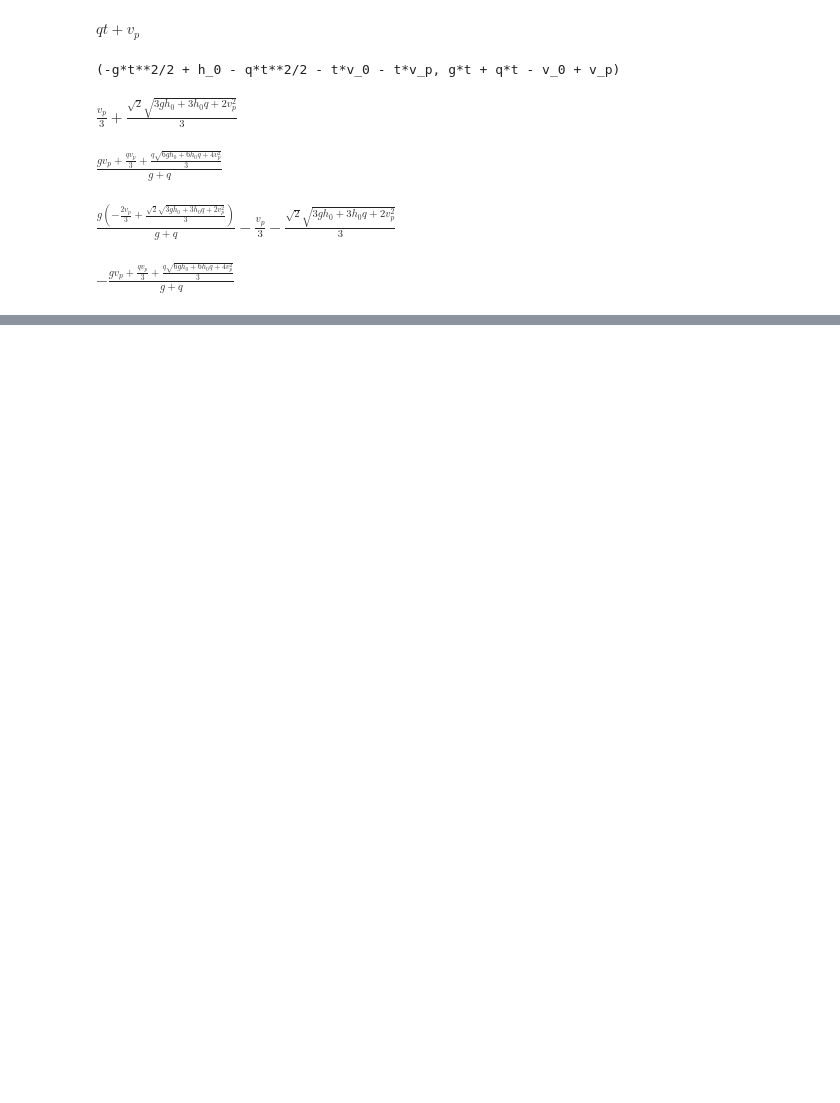
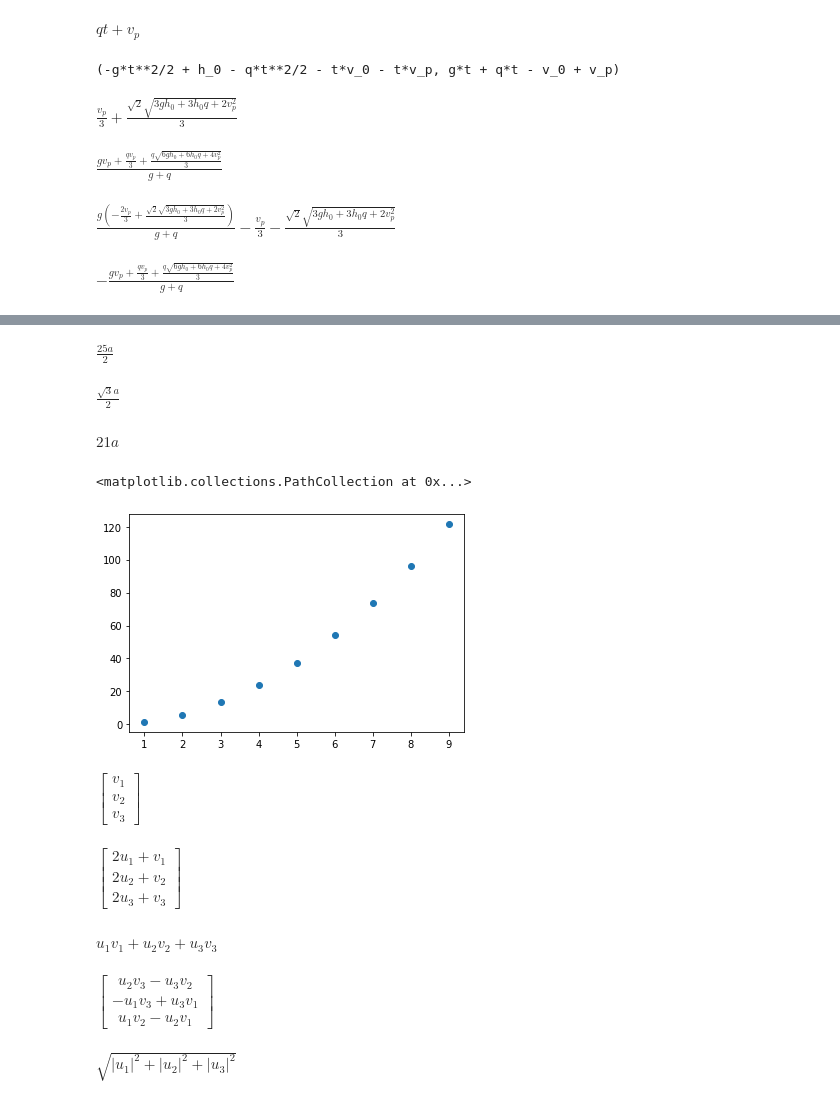
Before and after one commit to 8wgf3b/books, a Jupyter notebook: simping_for_senpai.ipynb, the cells around one changed output, grey strips where cells are left out. Cells and saved outputs as stored; diff of their text form; code cells hidden in the pictures; blank space fills up the shorter version.

```diff
--- a/simping_for_senpai.ipynb
+++ b/simping_for_senpai.ipynb
@@ -152,0 +210,7 @@ $\displaystyle - \frac{g v_{p} + \frac{q v_{p}}{3} + \frac{q \sqrt{6 g h_{0} + 6
+# %%
+r, a = smp.symbols('r a', real=True, positive=True)
+n, l = smp.symbols('n l', integer=True, positive=True)
+# %%
+R = smp.sqrt((2/(n*a))**3 * smp.factorial(n-l-1)/(2*n*(smp.factorial(n+l)))) \
+     *smp.exp(-r/(n*a)) * (2*r/(n*a))**l * assoc_laguerre(n-l-1,2*l+1,(2*r/(n*a)))
+R
@@ -152,0 +224,51 @@ $\displaystyle - \frac{g v_{p} + \frac{q v_{p}}{3} + \frac{q \sqrt{6 g h_{0} + 6
+# %%
+def compute_int(n_val, l_val, k):
+    R_nl = R.subs([(n,n_val),(l,l_val)])
+    return smp.integrate(R_nl**2 * r**k, (r,0,smp.oo))
+# %%
+compute_int(n_val=3,l_val=1,k=3)
+# %% [output]
+$\displaystyle \frac{25 a}{2}$
+# %%
+smp.sqrt(compute_int(n_val=1,l_val=0,k=4) - compute_int(n_val=1,l_val=0,k=3)**2)
+# %% [output]
+$\displaystyle \frac{\sqrt{3} a}{2}$
+# %%
+compute_int(n_val=4,l_val=2,k=3)
+# %% [output]
+$\displaystyle 21 a$
+# %%
+def compute_mean_distance(n_val, l_val=0):
+    expr = compute_int(n_val,l_val,k=3)
+    expr_f = smp.lambdify([a], expr)
+    return expr_f(1)
+# %%
+ns = np.arange(1,10)
+ds =[compute_mean_distance(ni) for ni in ns]
+plt.scatter(ns, ds)
+# %% [output]
+<matplotlib.collections.PathCollection at 0x...>
+[figure, added]
+# %%
+x, y, z, u1, u2, u3, v1, v2, v3, t = smp.symbols('x y z u_1 u_2 u_3 v_1 v_2 v_3 t')
+u = smp.Matrix([u1,u2,u3])
+v = smp.Matrix([v1,v2,v3])
+v
+# %% [output]
+$\displaystyle \left[\begin{matrix}v_{1}\\v_{2}\\v_{3}\end{matrix}\right]$
+# %%
+2*u+v
+# %% [output]
+$\displaystyle \left[\begin{matrix}2 u_{1} + v_{1}\\2 u_{2} + v_{2}\\2 u_{3} + v_{3}\end{matrix}\right]$
+# %%
+u.dot(v)
+# %% [output]
+$\displaystyle u_{1} v_{1} + u_{2} v_{2} + u_{3} v_{3}$
+# %%
+u.cross(v)
+# %% [output]
+$\displaystyle \left[\begin{matrix}u_{2} v_{3} - u_{3} v_{2}\\- u_{1} v_{3} + u_{3} v_{1}\\u_{1} v_{2} - u_{2} v_{1}\end{matrix}\right]$
+# %%
+u.norm()
+# %% [output]
+$\displaystyle \sqrt{\left|{u_{1}}\right|^{2} + \left|{u_{2}}\right|^{2} + \left|{u_{3}}\right|^{2}}$
```
Also changed, not shown: parts of 66 cells of this notebook.
